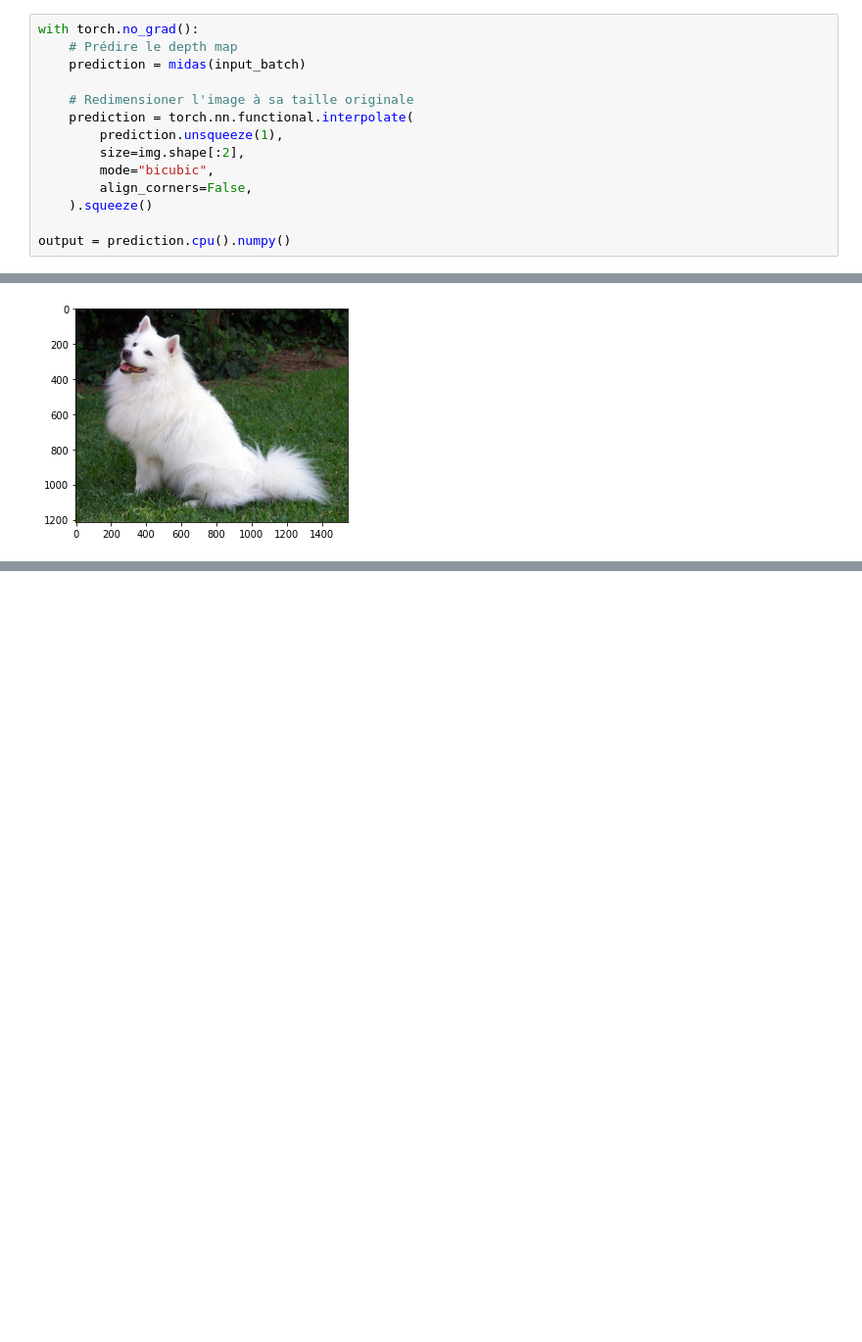
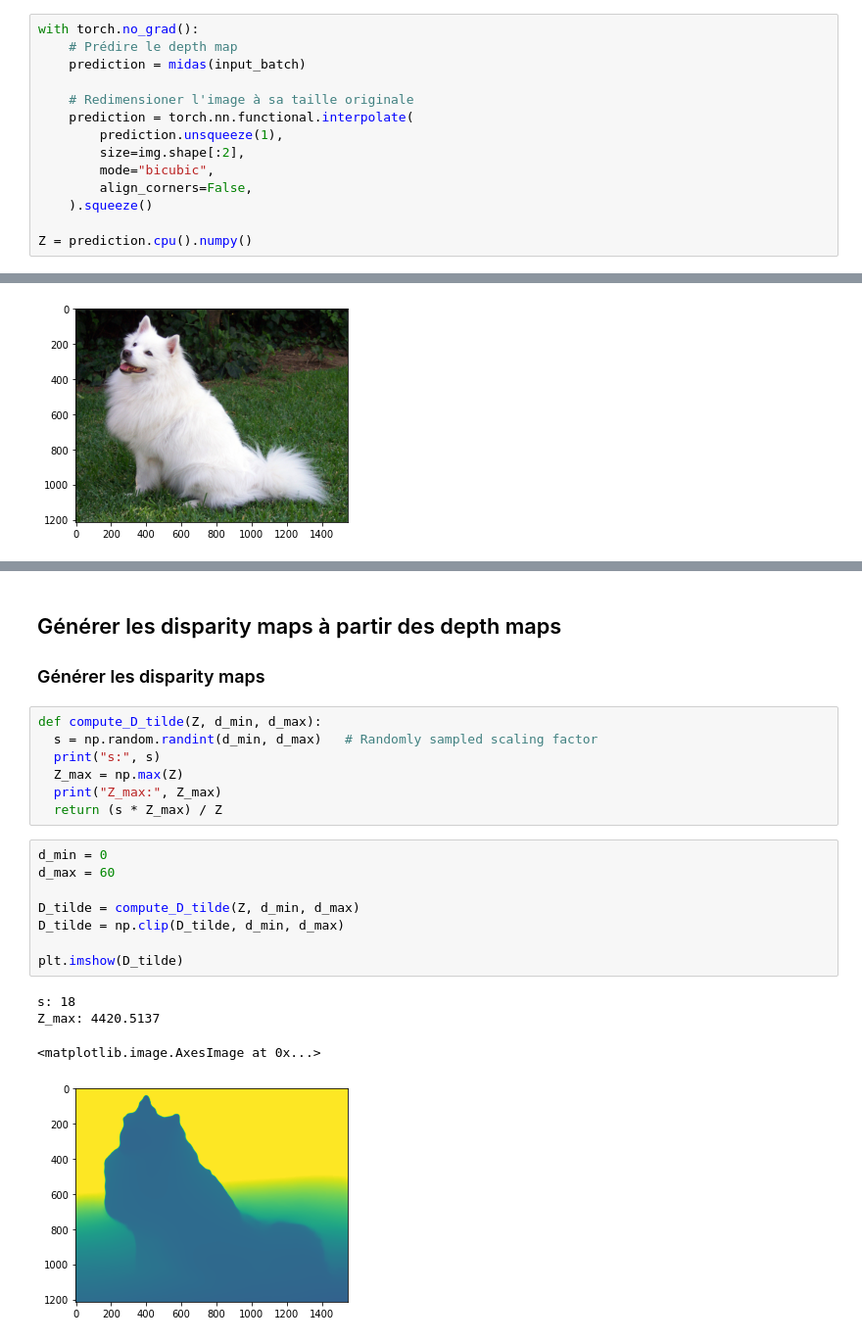
Before and after one commit to Lyspal/MCS-IFT6145-Final-project-Mono, a Jupyter notebook: generate_training_pairs.ipynb, the cells around one changed output, grey strips where cells are left out. Shown at 98% size. Saved outputs shown, nothing was run; the diff lists cells and outputs as text; blank space fills up the shorter version.

```diff
--- a/generate_training_pairs.ipynb
+++ b/generate_training_pairs.ipynb
@@ -67,5 +74,5 @@ with torch.no_grad():
         align_corners=False,
     ).squeeze()
 
-output = prediction.cpu().numpy()
+Z = prediction.cpu().numpy()
 # %% [markdown]
@@ -82 +102,25 @@ plt.imshow(output)
 [figure]
+# %% [markdown]
+## Générer les disparity maps à partir des depth maps
+
+### Générer les disparity maps
+# %%
+def compute_D_tilde(Z, d_min, d_max):
+  s = np.random.randint(d_min, d_max)   # Randomly sampled scaling factor
+  print("s:", s)
+  Z_max = np.max(Z)
+  print("Z_max:", Z_max)
+  return (s * Z_max) / Z
+# %%
+d_min = 0
+d_max = 60
+
+D_tilde = compute_D_tilde(Z, d_min, d_max)
+D_tilde = np.clip(D_tilde, d_min, d_max)
+
+plt.imshow(D_tilde)
+# %% [output]
+s: 18
+Z_max: 4420.5137
+<matplotlib.image.AxesImage at 0x...>
+[figure, added]
```
Also changed, not shown: parts of 10 cells of this notebook, 2 other files.
